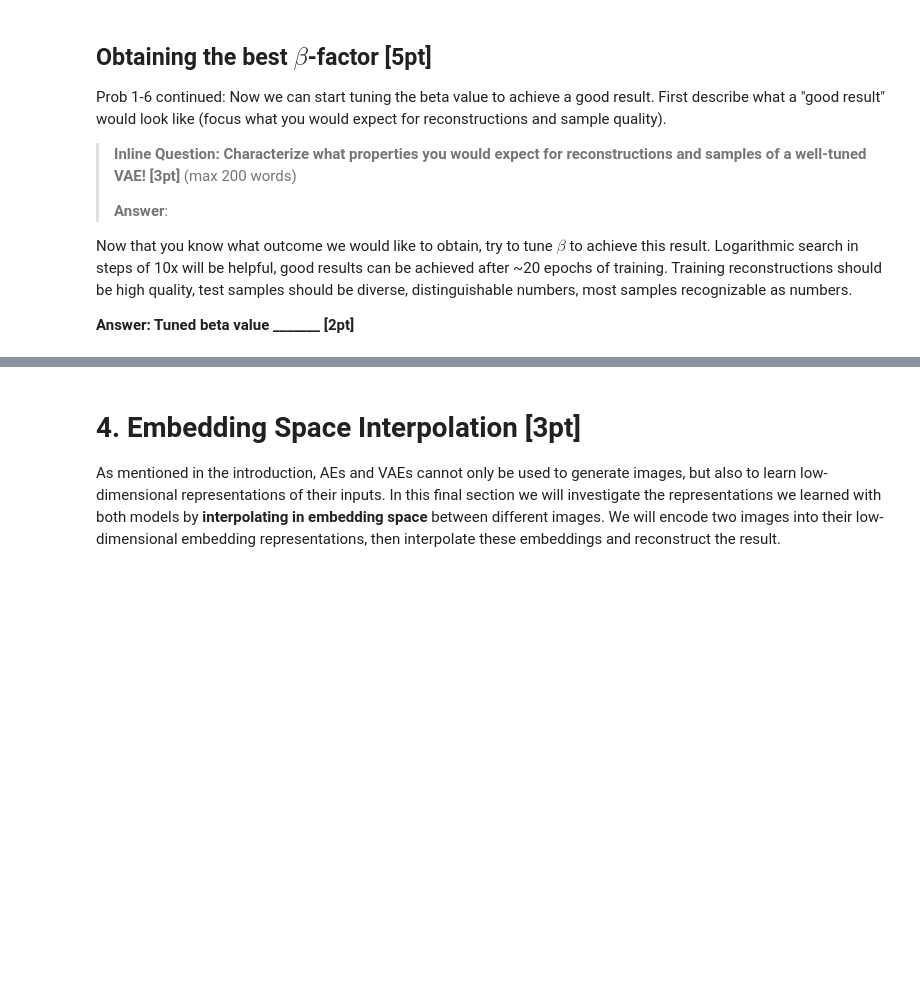
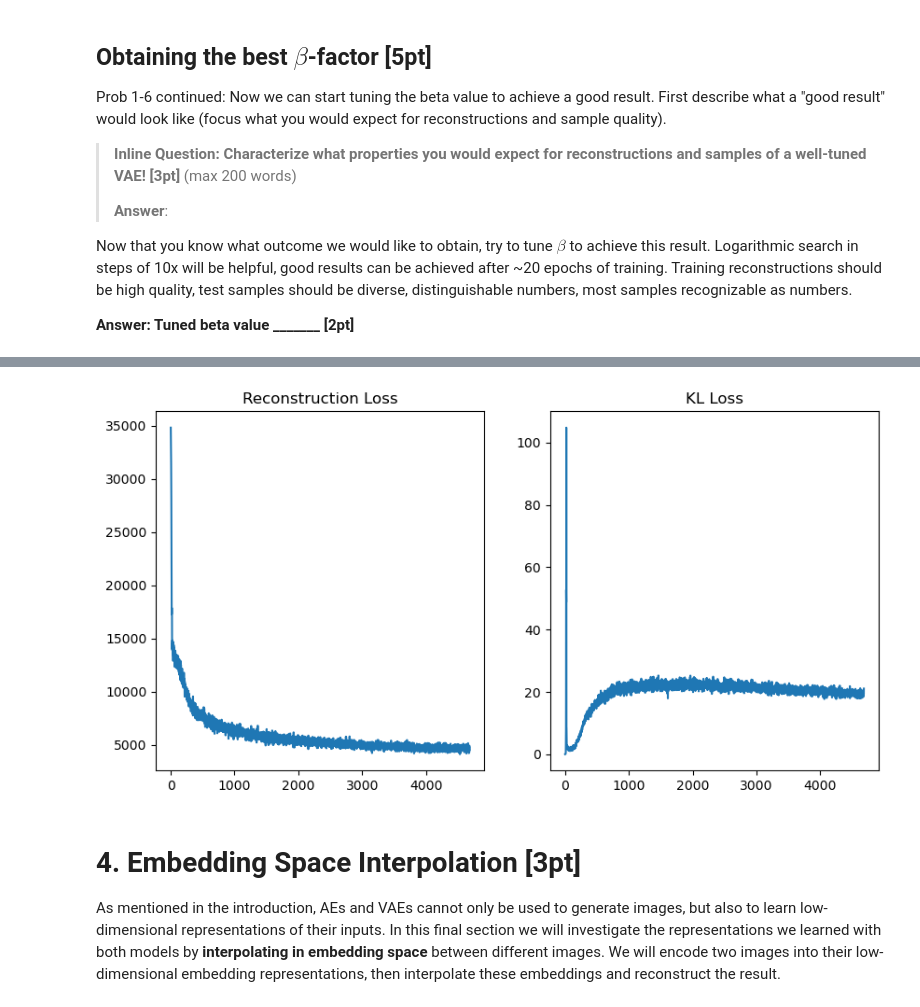
Before and after one commit to vamsipuppala/DL_Assignment_2, a Jupyter notebook: Problem1_VAE_v0.ipynb, the cells around one changed output, grey strips where cells are left out. Drawn from its saved outputs; the diff is of its cells as text; code cells hidden in the pictures; blank space fills up the shorter version.

```diff
--- a/Problem1_VAE_v0.ipynb
+++ b/Problem1_VAE_v0.ipynb
@@ -707,7 +728,7 @@ nz = 32
 
 ####################################### TODO #######################################
 epochs = 5      # recommended 5-20 epochs
-beta = ... # Tune this for best results
+beta = 0.5 # Tune this for best results
 #################################### END TODO ######################################
 
 # build VAE model
@@ -720,6 +741,7 @@ vae_model = vae_model.train()   # set model in train mode (eg batchnorm params g
 # the given learning rate and otherwise default parameters.                        #
 ####################################################################################
 # same as AE
+opt = torch.optim.Adam(vae_model.parameters(), lr = learning_rate)
 #################################### END TODO ######################################
 
 train_it = 0
@@ -737,7 +759,18 @@ for ep in range(epochs):
   #       training loss. It outputs the total training loss and a dict containing    #
   #       the breakdown of reconstruction and KL loss.                               #
   ####################################################################################
-  for ...:
+  for sample_img, sample_label in mnist_data_loader:
+    input_img = sample_img.reshape([batch_size, in_size])
+
+    out_values = vae_model(input_img)
+#     print(input_img.shape, rec_loss.shape, sample_img.shape, input_img.reshape([batch_size,1, in_size]).shape)
+    loss = vae_model.loss(input_img.reshape([batch_size, in_size]), out_values)
+
+    opt.zero_grad()
+    loss[0].backward()
+    losses = loss[1]
+    total_loss = losses['rec_loss'] + losses['kl_loss']
+    opt.step()
 
 
     rec_loss.append(losses['rec_loss']); kl_loss.append(losses['kl_loss'])
@@ -761,3 +794,4 @@ ax2 = plt.subplot(122)
 ax2.plot(kl_loss_plotdata)
 ax2.title.set_text("KL Loss")
 plt.show()
+# %% [output]
@@ -764,3 +815,4 @@ plt.show()
+[figure, added]
 # %% [markdown]
 # 4. Embedding Space Interpolation [3pt]
 
```
Also changed, not shown: parts of 8 cells of this notebook.
